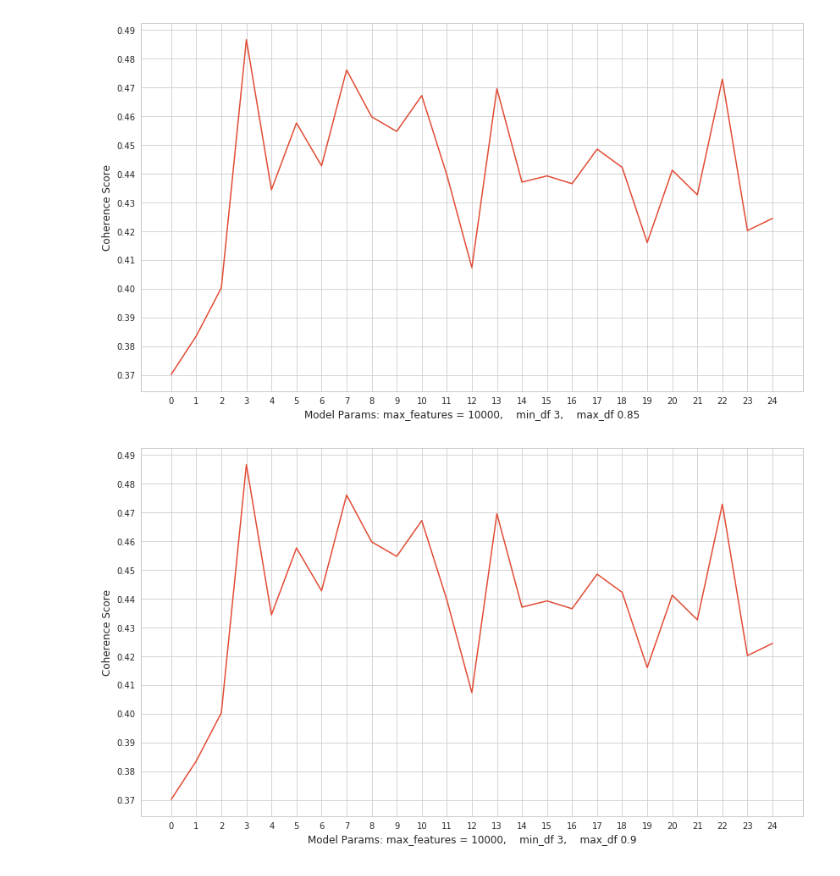
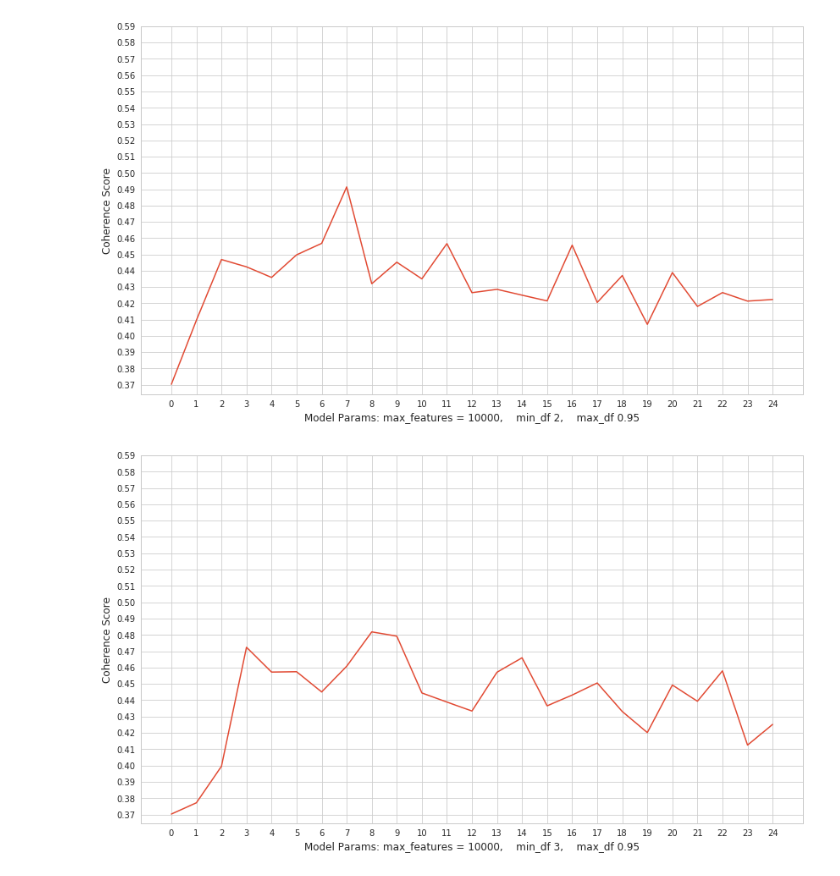
Before and after one commit to GrilledJeez/amazon_product_feature_analysis, a Jupyter notebook: topic_count_selection.ipynb, the cells around one changed output. Saved outputs shown, nothing was run; the diff lists cells and outputs as text; code cells hidden in the pictures.

Commit message:
Modeling updated

```diff
--- a/topic_count_selection.ipynb
+++ b/topic_count_selection.ipynb
@@ -28,7 +26,13 @@ df = pd.read_csv('data/modeling_ready_microwave1')
-# %%
-df.dropna(inplace=True)
+# %%
+df1 = pd.read_csv('data/modeling_ready_microwave1')
+df2 = pd.read_csv('data/modeling_ready_microwave2')
+df3 = pd.read_csv('data/modeling_ready_microwave3')
+# %%
+df1.dropna(inplace=True)
+df2.dropna(inplace=True)
+df3.dropna(inplace=True)
 # %%
-def topic_modeler(max_features=5000, min_df=2, max_df=.85, topic_max = 20, topic_step = 1):
+def topic_modeler(df = df, max_features=5000, min_df=2, max_df=.85, topic_max = 20, topic_step = 1):
     # Use Gensim's NMF to get the best num of topics via coherence score
     texts = df['model_ready'].str.split()
 
@@ -92,5 +96,5 @@ def topic_modeler(max_features=5000, min_df=2, max_df=.85, topic_max = 20, topic
     plt.ylabel('Coherence Score')
     plt.plot(range(0,topic_max), coherence_scores)
     plt.xticks(np.arange(0, topic_max, step=1))
-    plt.yticks(np.arange(.37,.5,step=.01))
+    plt.yticks(np.arange(.37,.6,step=.01))
     plt.show()
@@ -114,6 +101,5 @@ topic_modeler(10000, 2,.95,25, 1)
 # %%
-topic_modeler(10000, 3,.8,25, 1)
-topic_modeler(10000, 3,.85,25, 1)
-topic_modeler(10000, 3,.9,25, 1)
-topic_modeler(10000, 3,.95,25, 1)
+topic_modeler(df1, 10000, 1,.95,25, 1)
+topic_modeler(df1, 10000, 2,.95,25, 1)
+topic_modeler(df1, 10000, 3,.95,25, 1)
 # %% [output]
@@ -121,2 +107,2 @@ topic_modeler(10000, 3,.95,25, 1)
-[figure, old version]
+[figure, new version]
-[figure, old version]
+[figure, new version]
```
Also changed, not shown: parts of 8 cells of this notebook, 4 other files.
